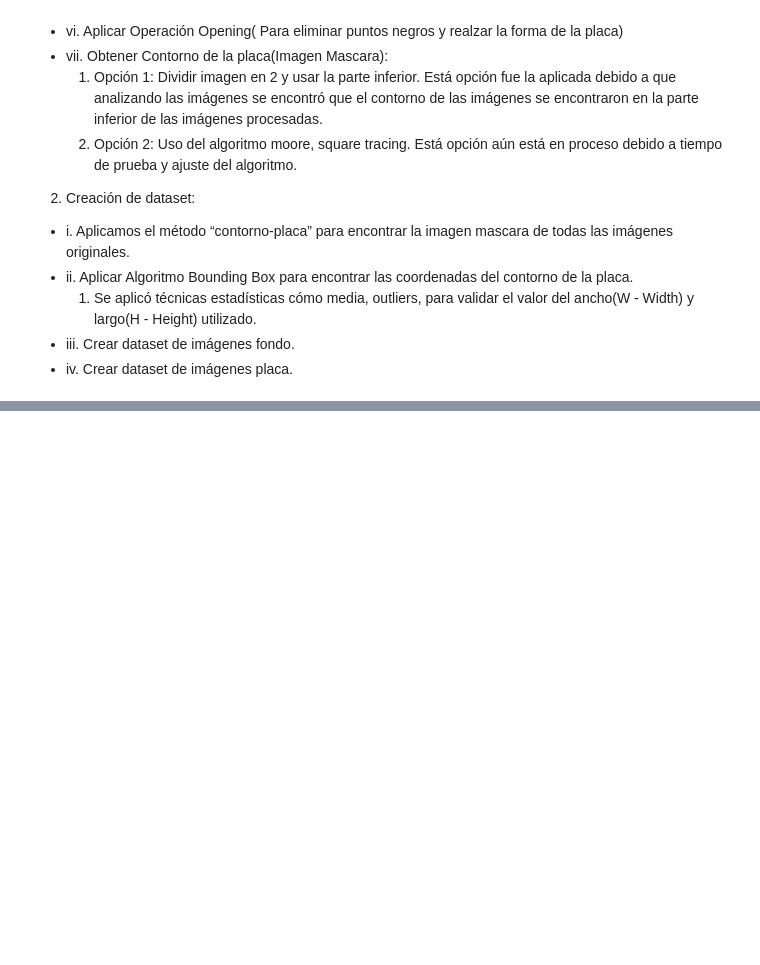
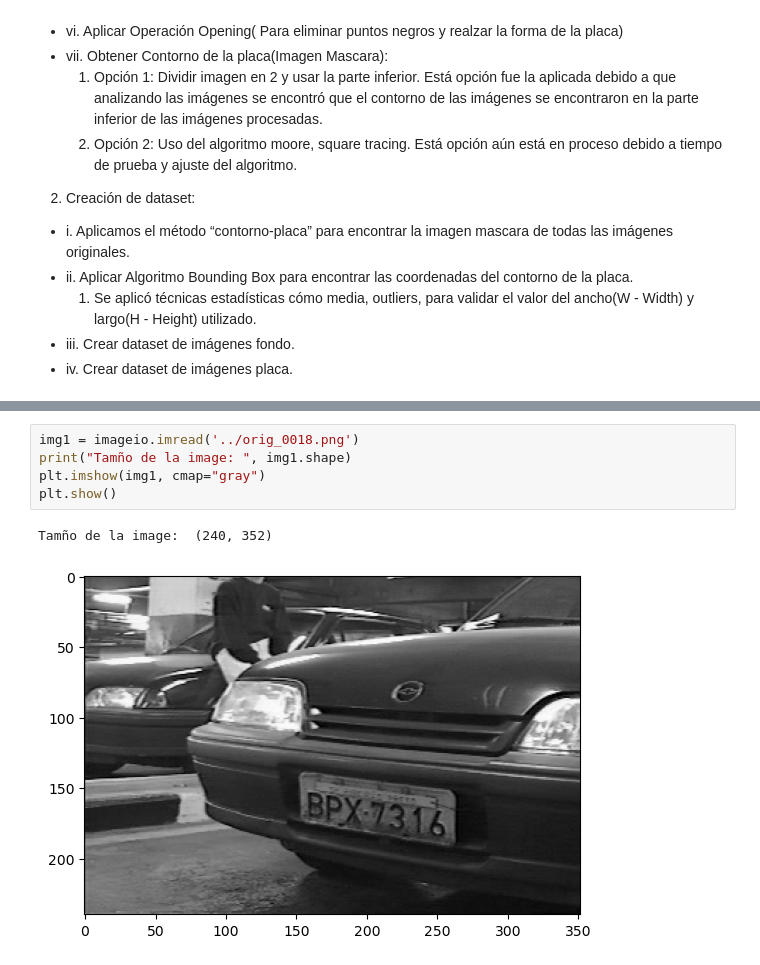
Before and after one commit to yonkeenn/projectCarPlateDetection, a Jupyter notebook: projectCarPlateDetection_CV.ipynb, the cells around one changed output, grey strips where cells are left out. Saved outputs shown, nothing was run; the diff lists cells and outputs as text; blank space fills up the shorter version.

```diff
--- a/projectCarPlateDetection_CV.ipynb
+++ b/projectCarPlateDetection_CV.ipynb
@@ -147,3 +179,11 @@ def find_plates(input_img):
 
     else:
         return None
+# %%
+img1 = imageio.imread('../orig_0018.png')
+print("Tamño de la image: ", img1.shape)
+plt.imshow(img1, cmap="gray")
+plt.show()
+# %% [output]
+Tamño de la image:  (240, 352)
+[figure, added]
```
Also changed, not shown: parts of 27 cells of this notebook.
